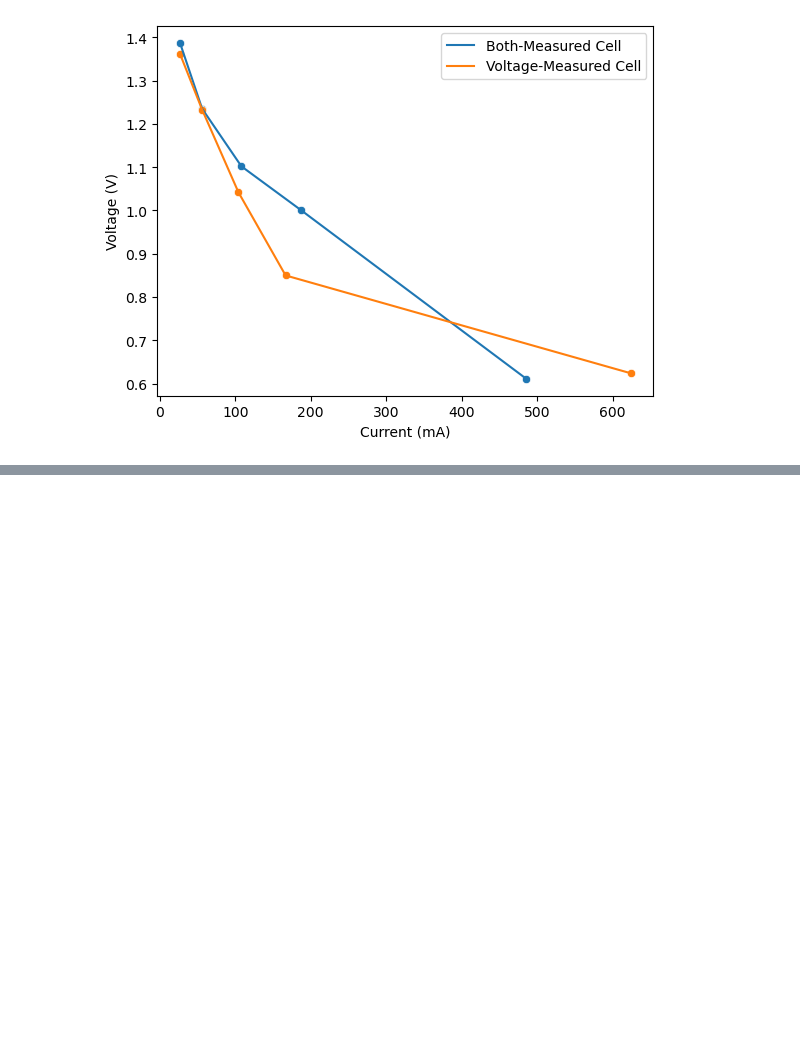
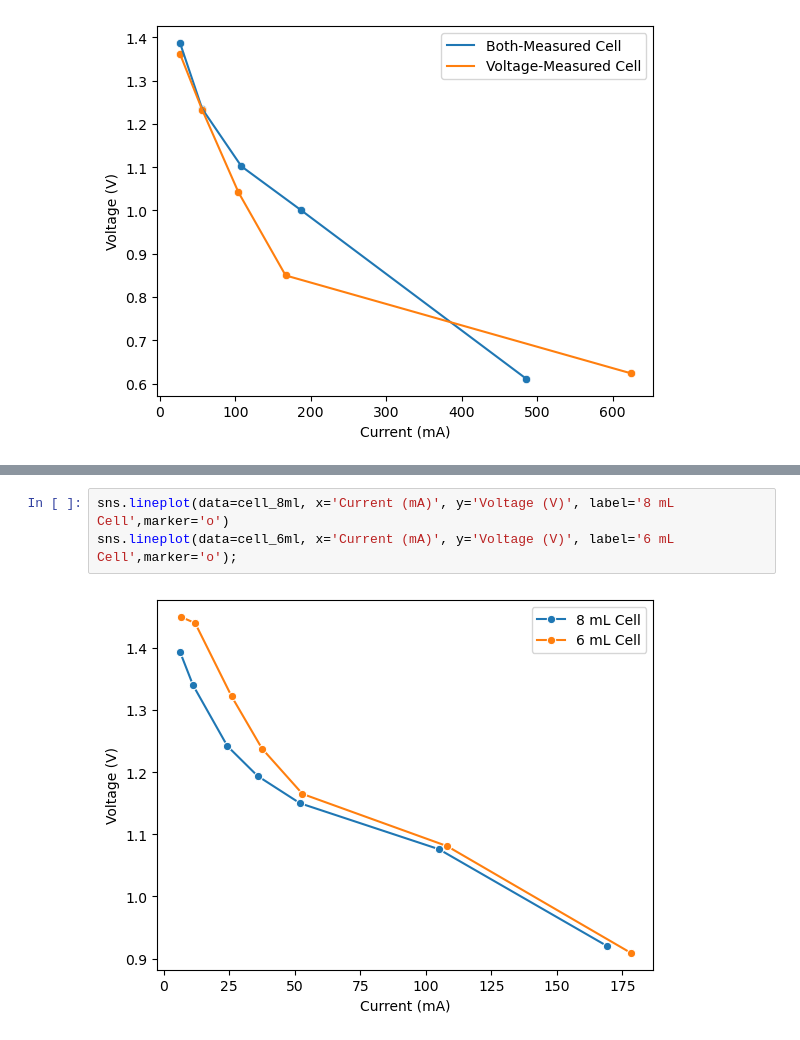
Before and after one commit to Sahand891/PolarizationCurvesMgAir, a Jupyter notebook: Polarization Curves.ipynb, the cells around one changed output, grey strips where cells are left out. Saved outputs shown, nothing was run; the diff lists cells and outputs as text; blank space fills up the shorter version.

```diff
--- a/Polarization Curves.ipynb
+++ b/Polarization Curves.ipynb
@@ -176,0 +206,5 @@ plt.title('Both-Measured Cell Polarization Curves');
+# %%
+sns.lineplot(data=cell_8ml, x='Current (mA)', y='Voltage (V)', label='8 mL Cell',marker='o')
+sns.lineplot(data=cell_6ml, x='Current (mA)', y='Voltage (V)', label='6 mL Cell',marker='o');
+# %% [output]
+[figure, added]
```
Also changed, not shown: parts of 11 cells of this notebook.
